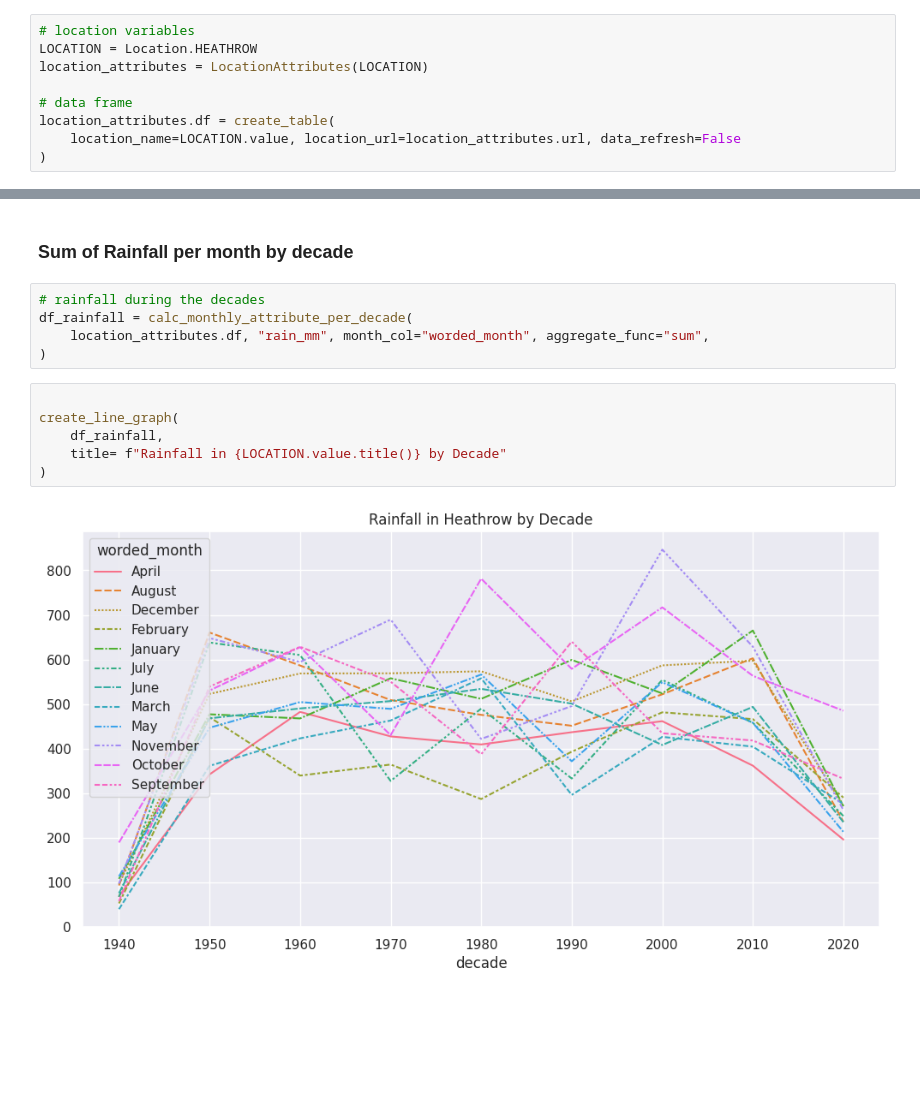
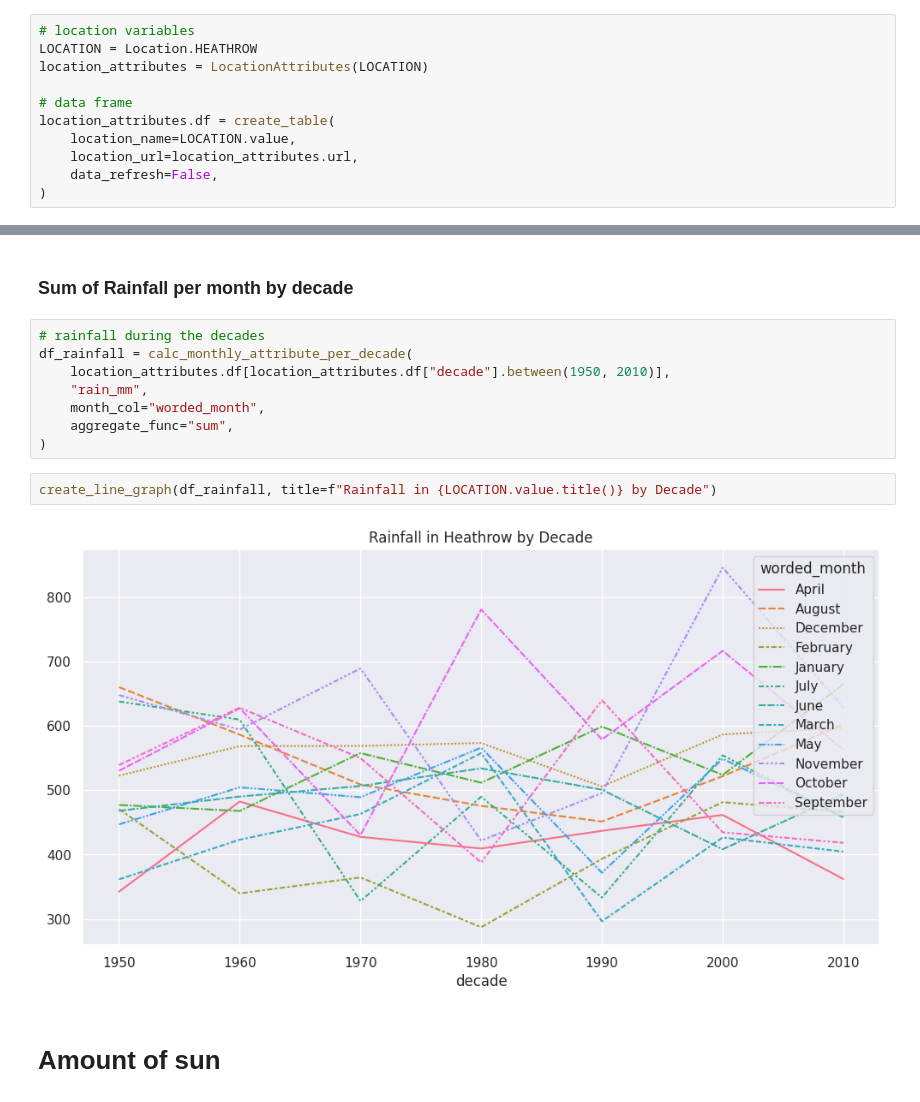
Before and after one commit to Heather-Tymms/uk_weather_analysis, a Jupyter notebook: source/nb3_weather_trends.ipynb, the cells around one changed output, grey strips where cells are left out. Saved outputs shown, nothing was run; the diff lists cells and outputs as text; blank space fills up the shorter version.

```diff
--- a/source/nb3_weather_trends.ipynb
+++ b/source/nb3_weather_trends.ipynb
@@ -18,7 +18,9 @@ location_attributes = LocationAttributes(LOCATION)
 
 # data frame
 location_attributes.df = create_table(
-    location_name=LOCATION.value, location_url=location_attributes.url, data_refresh=False
+    location_name=LOCATION.value,
+    location_url=location_attributes.url,
+    data_refresh=False,
 )
 # %% [markdown]
 ## Look into weather trends
@@ -60,13 +62,14 @@ create_line_graph(
 # %%
 # rainfall during the decades
 df_rainfall = calc_monthly_attribute_per_decade(
-    location_attributes.df, "rain_mm", month_col="worded_month", aggregate_func="sum",
+    location_attributes.df[location_attributes.df["decade"].between(1950, 2010)],
+    "rain_mm",
+    month_col="worded_month",
+    aggregate_func="sum",
 )
 # %%
-
-create_line_graph(
-    df_rainfall,
-    title= f"Rainfall in {LOCATION.value.title()} by Decade"
-)
+create_line_graph(df_rainfall, title=f"Rainfall in {LOCATION.value.title()} by Decade")
 # %% [output]
-[figure, old version]
+[figure, new version]
+# %% [markdown]
+# Amount of sun
```
Also changed, not shown: parts of 4 cells of this notebook, 2 other files.
